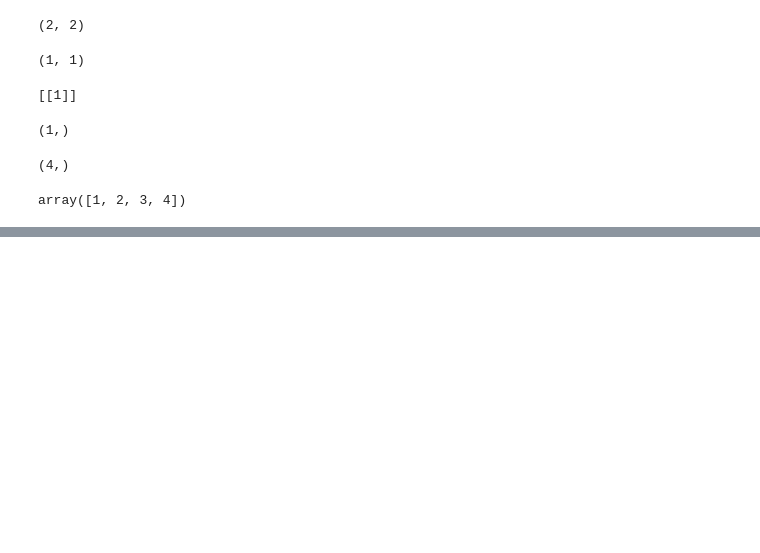
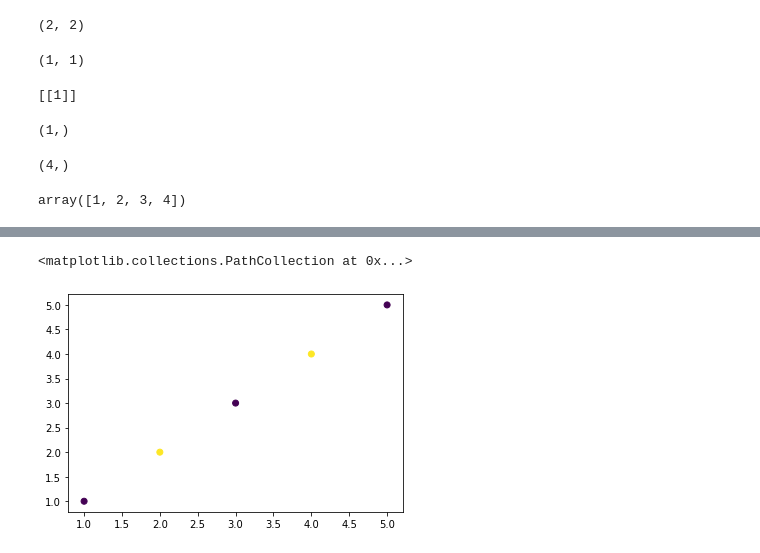
Before and after one commit to bitz1119/vrsml, a Jupyter notebook: class 2/Untitled.ipynb, the cells around one changed output, grey strips where cells are left out. Cells and saved outputs as stored; diff of their text form; code cells hidden in the pictures; blank space fills up the shorter version.

```diff
--- a/class 2/Untitled.ipynb
+++ b/class 2/Untitled.ipynb
@@ -137,0 +191,8 @@ array([1, 2, 3, 4])
+# %%
+x = [1,2,3,4,5]
+y = [1,2,3,4,5]
+z = [0,1,0,1,0]
+plt.scatter(x,y,c =z)
+# %% [output]
+<matplotlib.collections.PathCollection at 0x...>
+[figure, added]
```
Also changed, not shown: parts of 21 cells of this notebook.
